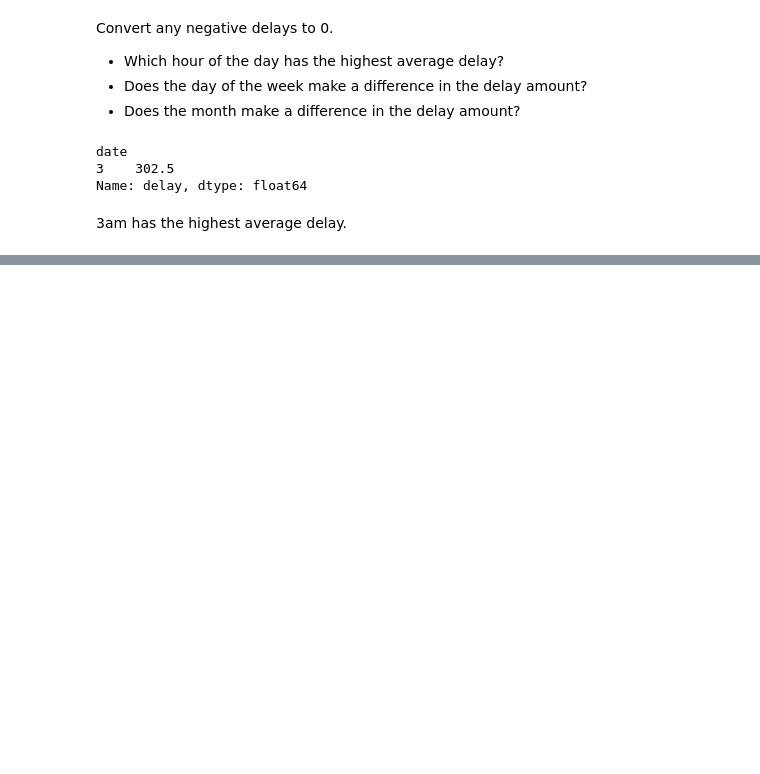
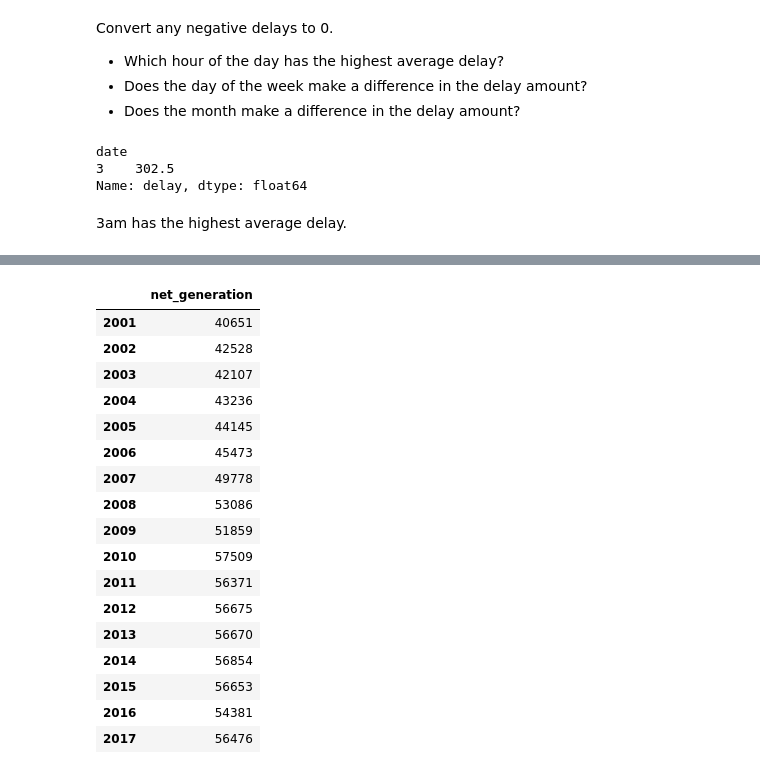
Before and after one commit to crisgiovanoni/ds-methodologies-exercises, a Jupyter notebook: time_series/date_managing_exercise.ipynb, the cells around one changed output, grey strips where cells are left out. Saved outputs shown, nothing was run; the diff lists cells and outputs as text; code cells hidden in the pictures; blank space fills up the shorter version.

```diff
--- a/time_series/date_managing_exercise.ipynb
+++ b/time_series/date_managing_exercise.ipynb
@@ -238,0 +288,24 @@ Name: delay, Length: 1860, dtype: float64
+# %%
+iowa_yearly = pd.DataFrame(iowa.groupby("year")["net_generation"].sum())
+iowa_yearly.index = iowa_yearly.index.strftime("%Y")
+# %%
+iowa_yearly
+# %% [output]
+|  | net_generation |
+| 2001 | 40651 |
+| 2002 | 42528 |
+| 2003 | 42107 |
+| 2004 | 43236 |
+| 2005 | 44145 |
+| 2006 | 45473 |
+| 2007 | 49778 |
+| 2008 | 53086 |
+| 2009 | 51859 |
+| 2010 | 57509 |
+| 2011 | 56371 |
+| 2012 | 56675 |
+| 2013 | 56670 |
+| 2014 | 56854 |
+| 2015 | 56653 |
+| 2016 | 54381 |
+| 2017 | 56476 |
```
Also changed, not shown: parts of 11 cells of this notebook, 6 other files.
